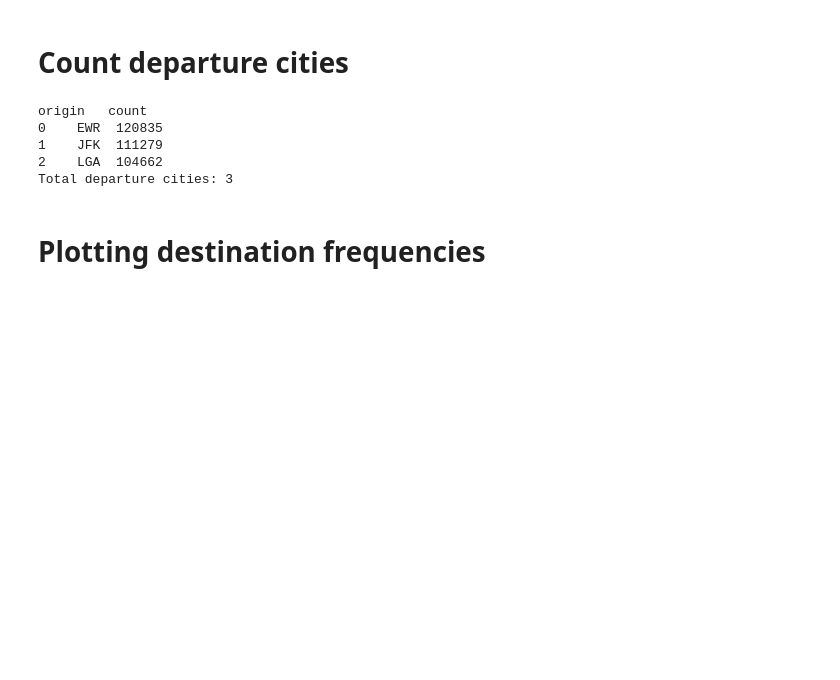
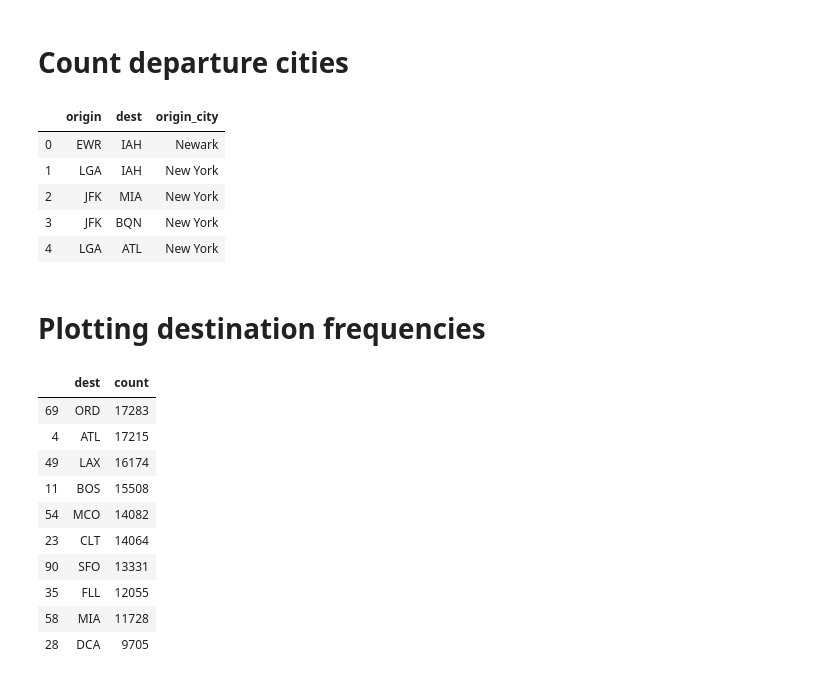
Before and after one commit to SergiiVolodkoWorking/pairing-test-data-engineer, a Jupyter notebook: notebooks/data-exploration.ipynb, the cells around one changed output. Drawn from its saved outputs; the diff is of its cells as text; code cells hidden in the pictures; blank space fills up the shorter version.

```diff
--- a/notebooks/data-exploration.ipynb
+++ b/notebooks/data-exploration.ipynb
@@ -76,7 +76,7 @@ Total days covered: 365
 # %% [markdown]
 # Count departure cities
 # %%
-cities_df = pandas.DataFrame()
+cities_df = pd.DataFrame()
 cities_df['IATA_CODE']      = airports_df['IATA_CODE']
 cities_df['CITY']           = airports_df['CITY']
 
@@ -87,26 +87,33 @@ df = df.rename({'CITY': 'origin_city'}, axis='columns')
 df = df.drop('IATA_CODE', axis='columns')
 
 df.head()
-
-
-
-# flights_per_destination_count_df = flights_df.groupby(flights_df['origin']).size().sort_index().reset_index()
-
-# flights_per_destination_count_df.columns = ['origin','count']
-
-# print(flights_per_destination_count_df)
-
-
-# number_of_destinations = flights_per_destination_count_df.shape[0] # Rows count in pandas
-
-# print('Total departure cities:', number_of_destinations)
 # %% [output]
-origin   count
-0    EWR  120835
-1    JFK  111279
-2    LGA  104662
-Total departure cities: 3
+|  | origin | dest | origin_city |
+| 0 | EWR | IAH | Newark |
+| 1 | LGA | IAH | New York |
+| 2 | JFK | MIA | New York |
+| 3 | JFK | BQN | New York |
+| 4 | LGA | ATL | New York |
 # %% [markdown]
 # Plotting destination frequencies
+# %%
+flights_per_destination_count_df = flights_df.groupby(flights_df['dest']).size().sort_index().reset_index()
+
+flights_per_destination_count_df.columns = ['dest','count']
+
+sorted_flights_per_destination_count_df = flights_per_destination_count_df.sort_values(by=['count'], ascending=False)
+sorted_flights_per_destination_count_df.head(10)
+# %% [output]
+|  | dest | count |
+| 69 | ORD | 17283 |
+| 4 | ATL | 17215 |
+| 49 | LAX | 16174 |
+| 11 | BOS | 15508 |
+| 54 | MCO | 14082 |
+| 23 | CLT | 14064 |
+| 90 | SFO | 13331 |
+| 35 | FLL | 12055 |
+| 58 | MIA | 11728 |
+| 28 | DCA | 9705 |
 # %%
 
```
Also changed, not shown: parts of 9 cells of this notebook, 1 other file.
